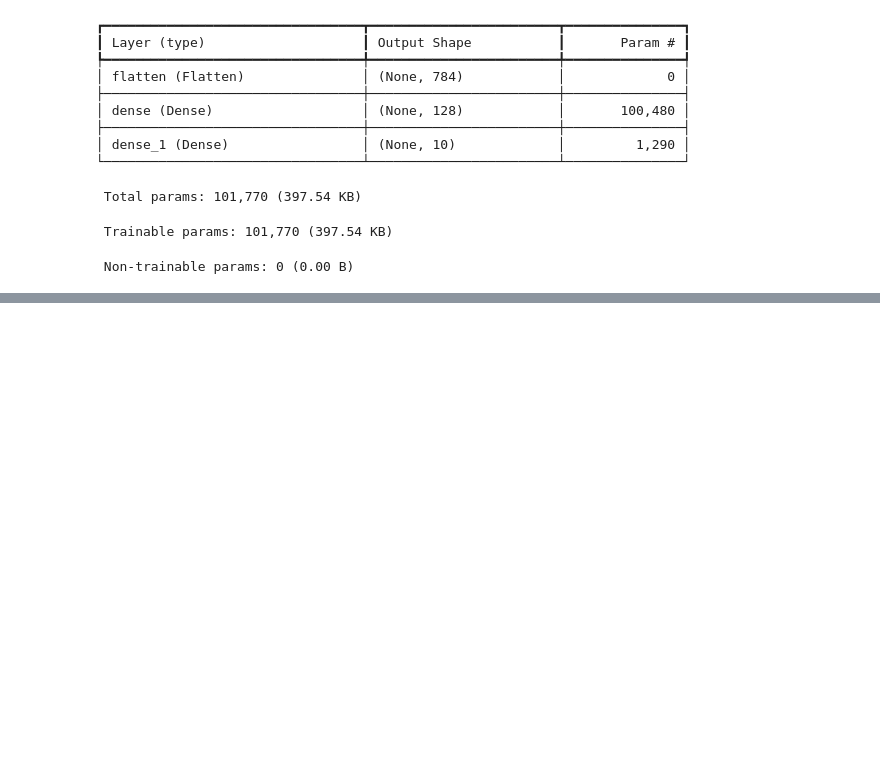
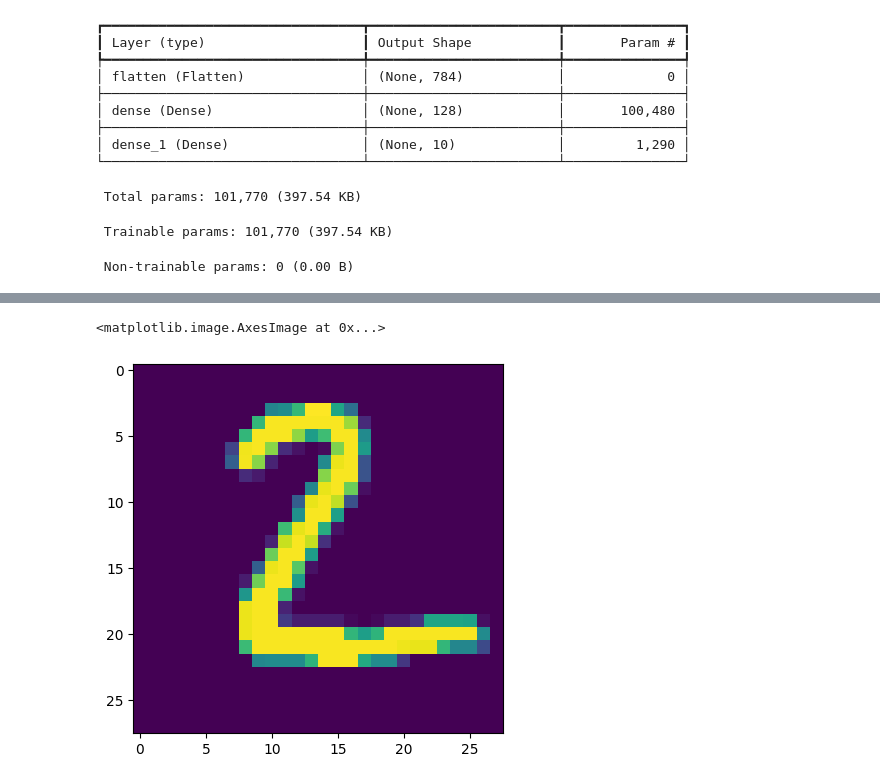
Before and after one commit to vyom10445/mnist-digit-classification, a Jupyter notebook: mnist_digit_classification.ipynb, the cells around one changed output, grey strips where cells are left out. Saved outputs shown, nothing was run; the diff lists cells and outputs as text; code cells hidden in the pictures; blank space fills up the shorter version.

```diff
--- a/mnist_digit_classification.ipynb
+++ b/mnist_digit_classification.ipynb
@@ -72,0 +97,5 @@ Epoch 10/10
+# %%
+plt.imshow(X_test[1])
+# %% [output]
+<matplotlib.image.AxesImage at 0x...>
+[figure, added]
```
Also changed, not shown: parts of 8 cells of this notebook.
